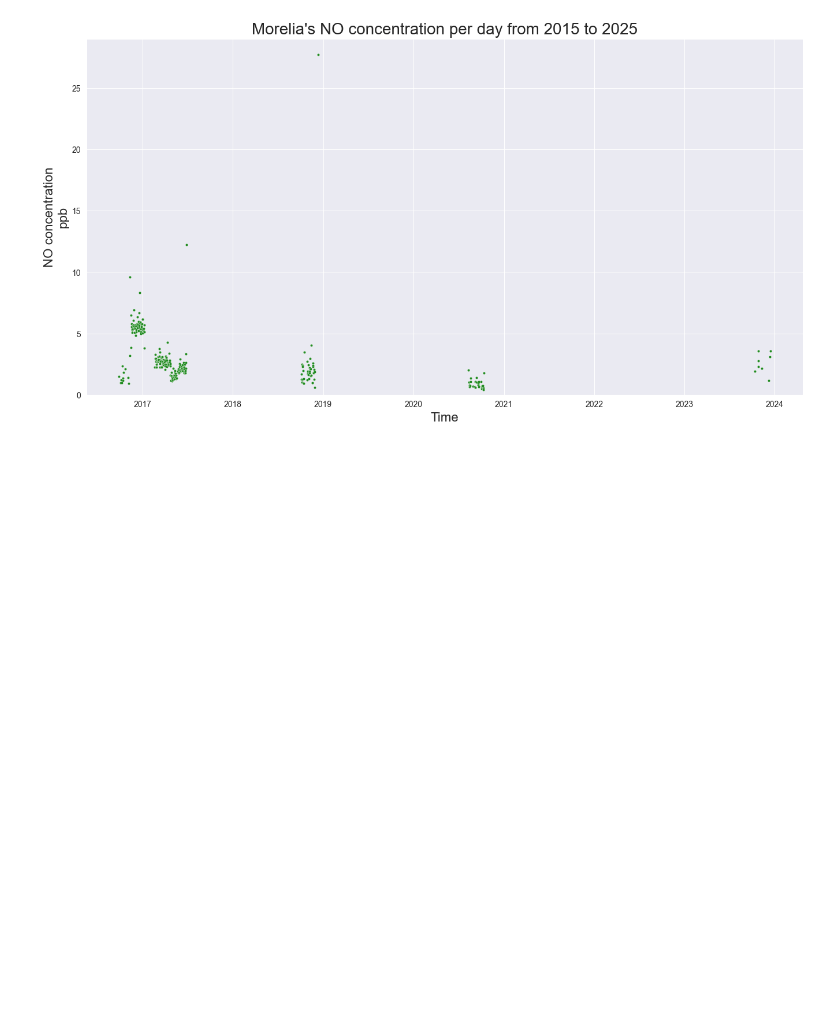
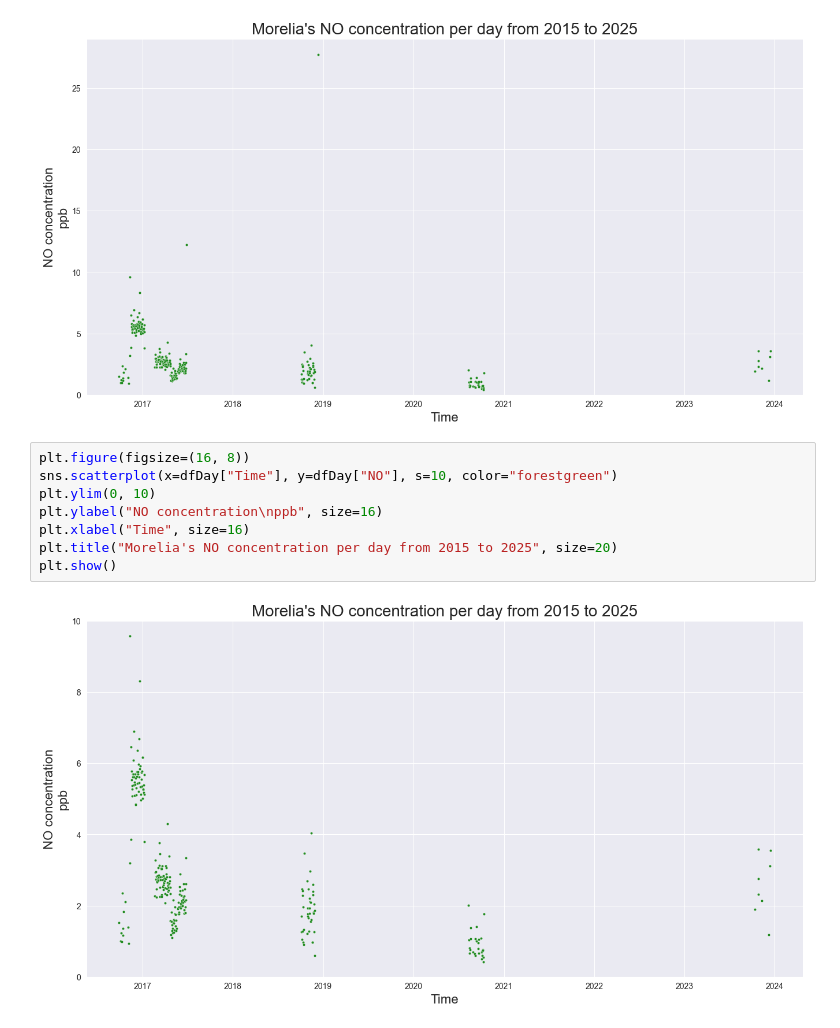
Before and after one commit to arnoldtics/Atmospheric_Data_Insights, a Jupyter notebook: LAIDEA/Records/NO.ipynb, the cells around one changed output. Cells and saved outputs as stored; diff of their text form; blank space fills up the shorter version.

Commit message:
NO and NO2 better visualizations

```diff
--- a/LAIDEA/Records/NO.ipynb
+++ b/LAIDEA/Records/NO.ipynb
@@ -91,3 +91,13 @@ plt.title("Morelia's NO concentration per day from 2015 to 2025", size=20)
 plt.show()
 # %% [output]
 [figure]
+# %%
+plt.figure(figsize=(16, 8))
+sns.scatterplot(x=dfDay["Time"], y=dfDay["NO"], s=10, color="forestgreen")
+plt.ylim(0, 10)
+plt.ylabel("NO concentration\nppb", size=16)
+plt.xlabel("Time", size=16)
+plt.title("Morelia's NO concentration per day from 2015 to 2025", size=20)
+plt.show()
+# %% [output]
+[figure, added]
```
Also changed, not shown: 3 other files.
